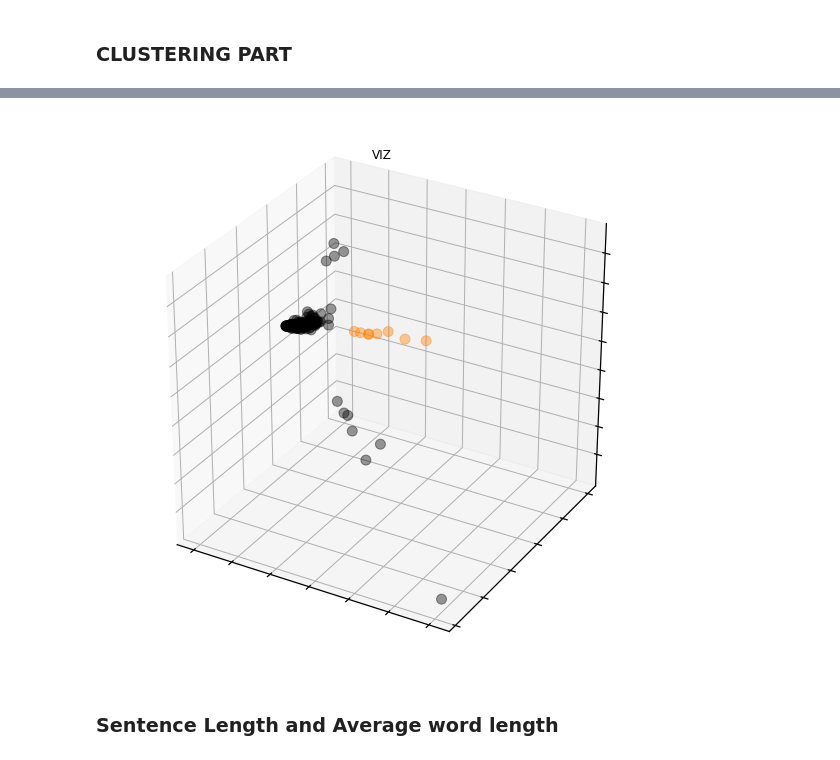
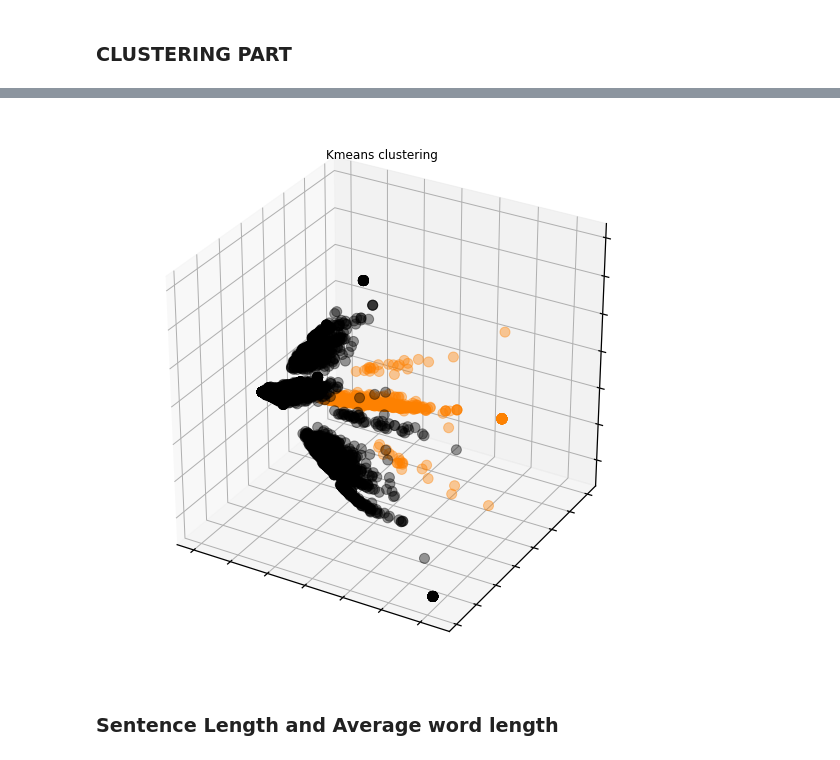
Before and after one commit to Hugo-pao/NLP-Final-Project, a Jupyter notebook: Attending_Final_Project.ipynb, the cells around one changed output, grey strips where cells are left out. Cells and saved outputs as stored; diff of their text form; code cells hidden in the pictures.

Commit message:
added viz for clustering

```diff
--- a/Attending_Final_Project.ipynb
+++ b/Attending_Final_Project.ipynb
@@ -834,6 +836,7 @@ km = KMeans(n_clusters=k,
 
 # fit it on the full 300-dimensional data set
 %time km.fit(X2)
-plot_sample = np.random.choice(len(X2), replace=False, size=200)
-plot_vectors(X2[plot_sample], labels=km.labels_[plot_sample])
+
+plot_vectors(X2, title = 'Kmeans clustering',labels=km.labels_)
+plot_vectors(X2, title = 'Kmeans clustering with sarcastic labels',labels = data.is_sarcastic)
 # %% [output]
@@ -846,4 +849,4 @@ Wall time: 426 ms
-[figure, old version]
+[figure, new version]
 # %% [markdown]
 ### Sentence Length and Average word length
 # %%
```
Also changed, not shown: parts of 2 cells of this notebook.
